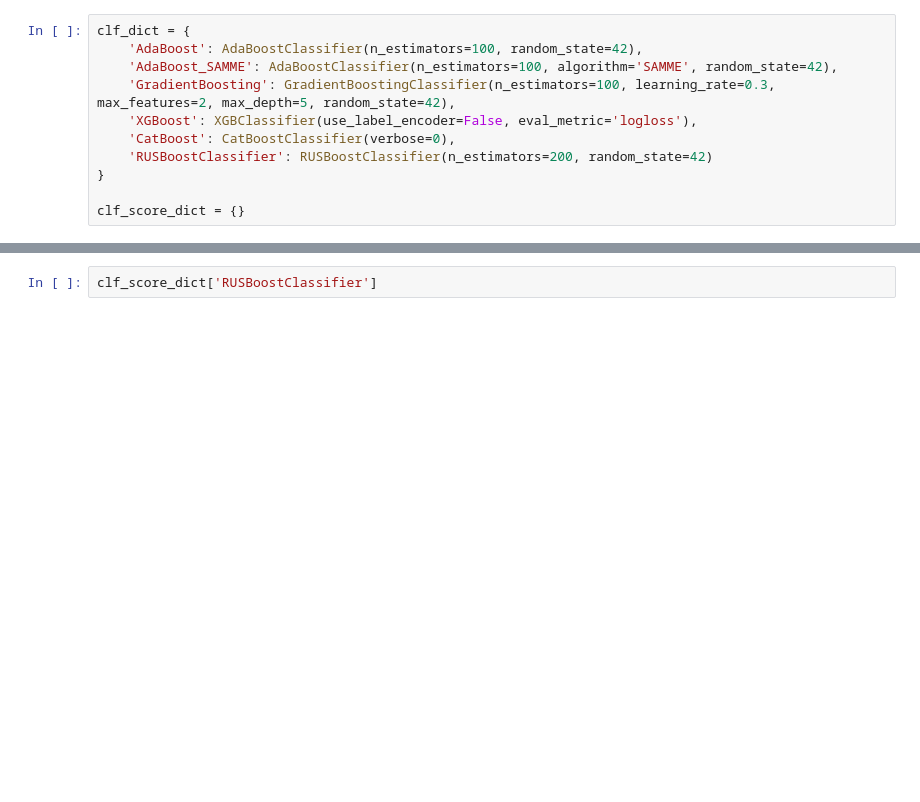
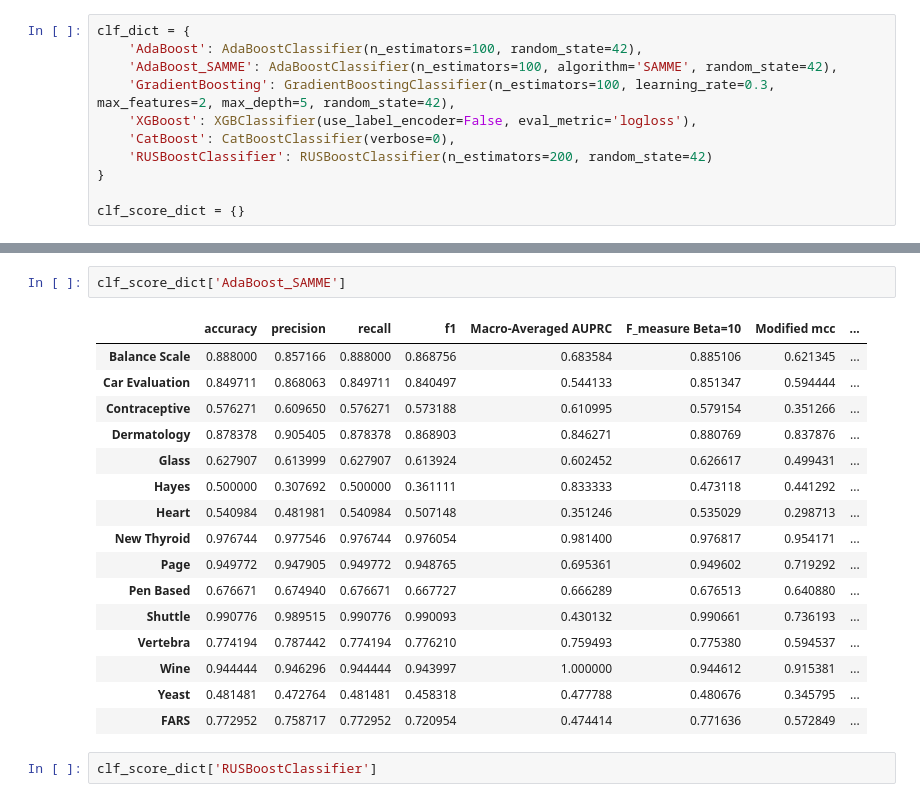
Before and after one commit to fokrey/ML-Project-Skoltech-2024-, a Jupyter notebook: models.ipynb, the cells around one changed output, grey strips where cells are left out. Cells and saved outputs as stored; diff of their text form; blank space fills up the shorter version.

Commit message:
added 6 boosting algorithms on all datasets

```diff
--- a/models.ipynb
+++ b/models.ipynb
@@ -138,3 +115,22 @@ for clf_name, clf in tqdm(clf_dict.items()):
+# %%
+clf_score_dict['AdaBoost_SAMME']
+# %% [output]
+|  | accuracy | precision | recall | f1 | Macro-Averaged AUPRC | F_measure Beta=10 | Modified mcc | ... |
+| Balance Scale | 0.888000 | 0.857166 | 0.888000 | 0.868756 | 0.683584 | 0.885106 | 0.621345 | ... |
+| Car Evaluation | 0.849711 | 0.868063 | 0.849711 | 0.840497 | 0.544133 | 0.851347 | 0.594444 | ... |
+| Contraceptive | 0.576271 | 0.609650 | 0.576271 | 0.573188 | 0.610995 | 0.579154 | 0.351266 | ... |
+| Dermatology | 0.878378 | 0.905405 | 0.878378 | 0.868903 | 0.846271 | 0.880769 | 0.837876 | ... |
+| Glass | 0.627907 | 0.613999 | 0.627907 | 0.613924 | 0.602452 | 0.626617 | 0.499431 | ... |
+| Hayes | 0.500000 | 0.307692 | 0.500000 | 0.361111 | 0.833333 | 0.473118 | 0.441292 | ... |
+| Heart | 0.540984 | 0.481981 | 0.540984 | 0.507148 | 0.351246 | 0.535029 | 0.298713 | ... |
+| New Thyroid | 0.976744 | 0.977546 | 0.976744 | 0.976054 | 0.981400 | 0.976817 | 0.954171 | ... |
+| Page | 0.949772 | 0.947905 | 0.949772 | 0.948765 | 0.695361 | 0.949602 | 0.719292 | ... |
+| Pen Based | 0.676671 | 0.674940 | 0.676671 | 0.667727 | 0.666289 | 0.676513 | 0.640880 | ... |
+| Shuttle | 0.990776 | 0.989515 | 0.990776 | 0.990093 | 0.430132 | 0.990661 | 0.736193 | ... |
+| Vertebra | 0.774194 | 0.787442 | 0.774194 | 0.776210 | 0.759493 | 0.775380 | 0.594537 | ... |
+| Wine | 0.944444 | 0.946296 | 0.944444 | 0.943997 | 1.000000 | 0.944612 | 0.915381 | ... |
+| Yeast | 0.481481 | 0.472764 | 0.481481 | 0.458318 | 0.477788 | 0.480676 | 0.345795 | ... |
+| FARS | 0.772952 | 0.758717 | 0.772952 | 0.720954 | 0.474414 | 0.771636 | 0.572849 | ... |
 # %%
 clf_score_dict['RUSBoostClassifier']
 # %% [output]
```
Also changed, not shown: parts of 2 cells of this notebook.
